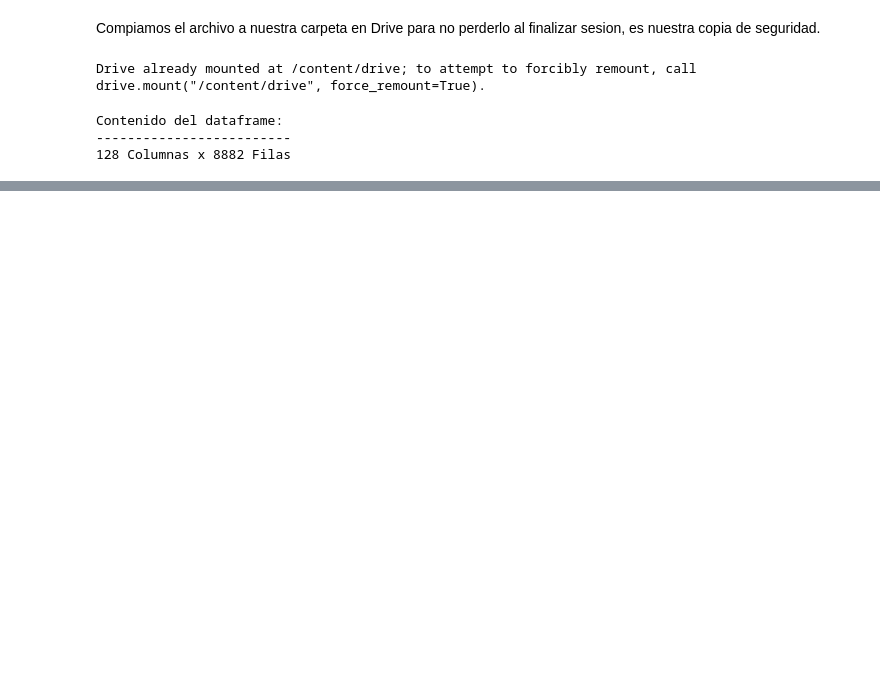
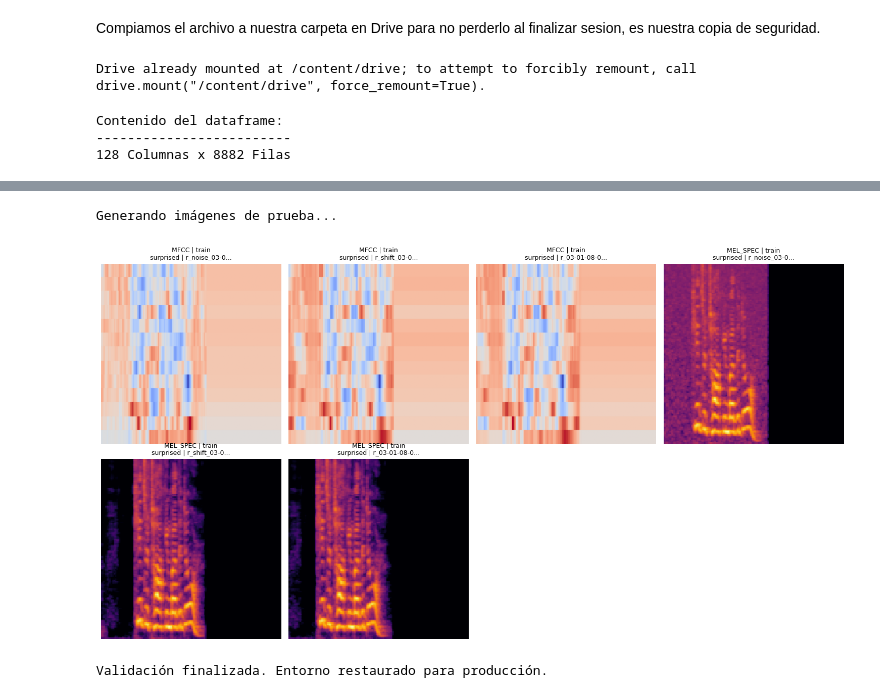
Before and after one commit to AcSsalazar/the-color-of-emotions, a Jupyter notebook: Notebooks/4.2-feature-extraction-rav_and_crema.ipynb, the cells around one changed output, grey strips where cells are left out. Drawn from its saved outputs; the diff is of its cells as text; code cells hidden in the pictures; blank space fills up the shorter version.

```diff
--- a/Notebooks/4.2-feature-extraction-rav_and_crema.ipynb
+++ b/Notebooks/4.2-feature-extraction-rav_and_crema.ipynb
@@ -77,7 +77,7 @@ PAD_MODE = "constant" # Para padding de audios cortos
 #-------------------------------------------------------------------------
 
 OUT_DIR_IMAGES = '/content/dataset_split_images'
-OUT_DIR_CSV = '/content/features_extended_pure.csv'
+OUT_DIR_CSV = '/content/features_csv_raw.csv'
 # %%
 # Copiamos a local(session) para mayor velociadad en el procesamiento
 
@@ -87,8 +102,8 @@ OUT_DIR_CSV = '/content/features_extended_pure.csv'
 # En caso de revision de codigo y evitar procesamiento pesado:
 
 # FLAGS
-GENERATE_CSV = False # Poner en False para desacativar la generacion de archivo CSV
-GENERATE_IMAGES = True # Poner en False para desacativar la generacion de Imagenes
+GENERATE_CSV = True # Poner en False para desacativar la generacion de archivo CSV
+GENERATE_IMAGES = False # Poner en False para desacativar la generacion de Imagenes
 # %% [markdown]
 ### Speaker-Independent Splitting Logic
 Antes de tocar un solo tensor de audio, analizamos la nomenclatura de los archivos para extraer la identidad del locutor y la emoción. Luego, particionamos a los actores matemáticamente.
@@ -171,7 +186,7 @@ Al no incluir el aumento de datos en el CSV de origen, hemos creado lo que en in
 
 def extract_tabular_features(y, sr):
     try:
-        mfccs = librosa.feature.mfcc(y=y, sr=sr, n_mfcc=20)
+        mfccs = librosa.feature.mfcc(y=y, sr=sr, n_mfcc=14)[1:,:]
         mel_spec = librosa.feature.melspectrogram(y=y, sr=sr, n_fft=2048)
         mel_spec_db = librosa.power_to_db(mel_spec)
         rmse = librosa.feature.rms(y=y)
@@ -220,9 +235,9 @@ if GENERATE_CSV:
           if res: all_csv_data.append(res)
 
   if all_csv_data:
-      columns = ([f'mfcc_mean_{i}' for i in range(20)] + [f'mfcc_std_{i}' for i in range(20)] +
-                [f'delta_mean_{i}' for i in range(20)] + [f'delta_std_{i}' for i in range(20)] +
-                [f'delta2_mean_{i}' for i in range(20)] + [f'delta2_std_{i}' for i in range(20)] +
+      columns = ([f'mfcc_mean_{i}' for i in range(13)] + [f'mfcc_std_{i}' for i in range(13)] +
+                [f'delta_mean_{i}' for i in range(13)] + [f'delta_std_{i}' for i in range(13)] +
+                [f'delta2_mean_{i}' for i in range(13)] + [f'delta2_std_{i}' for i in range(13)] +
                 ['rmse_mean', 'rmse_std', 'mel_mean', 'mel_std'])
 
       df = pd.DataFrame([x['features'] for x in all_csv_data], columns=columns)
@@ -383,0 +383,54 @@ Iniciando renderizado paralelo de imágenes en estructura ImageFolder para 8882
+# %%
+import matplotlib.image as mpimg
+
+# 1. Configuración del entorno temporal
+PREVIEW_DIR = '/content/preview_temp'
+os.makedirs(PREVIEW_DIR, exist_ok=True)
+ORIGINAL_OUT_DIR = OUT_DIR_IMAGES
+OUT_DIR_IMAGES = PREVIEW_DIR
+
+# 2. Selección estratégica: 1 RAVDESS (idealmente surprised) y 1 CREMA-D
+ravdess_preview = next((f for f in all_files if '03-01-08' in f), next((f for f in all_files if '03-' in f), None))
+crema_preview = next((f for f in all_files if 'c_' in get_actor_and_emotion(os.path.basename(f))[0]), None)
+preview_files = [f for f in [ravdess_preview, crema_preview] if f is not None]
+
+print("Generando imágenes de prueba...")
+for f in preview_files:
+    process_single_file_for_images(f)
+
+# 3. Visualización en Colab
+generated_pngs = [os.path.join(root, file) for root, _, files in os.walk(PREVIEW_DIR) for file in files if file.endswith('.png')]
+
+if not generated_pngs:
+    print("CRÍTICO: No se generó ninguna imagen. Revisa los logs de error.")
+else:
+    %matplotlib inline
+    cols = 4
+    rows = (len(generated_pngs) + cols - 1) // cols
+    fig, axes = plt.subplots(rows, cols, figsize=(15, 4 * rows))
+    axes = axes.flatten() if rows * cols > 1 else [axes]
+
+    for idx, png_path in enumerate(generated_pngs):
+        img = mpimg.imread(png_path)
+        axes[idx].imshow(img)
+        axes[idx].axis('off')
+
+        parts = png_path.replace(PREVIEW_DIR + '/', '').split('/')
+        if len(parts) >= 3:
+            title = f"{parts[0].upper()} | {parts[1]}\n{parts[2]} | {parts[-1][:12]}..."
+            axes[idx].set_title(title, fontsize=9)
+
+    for i in range(len(generated_pngs), len(axes)):
+        axes[i].axis('off')
+
+    plt.tight_layout()
+    plt.show()
+    matplotlib.use('Agg')
+
+# 4. Restaurar configuración de producción
+OUT_DIR_IMAGES = ORIGINAL_OUT_DIR
+print("Validación finalizada. Entorno restaurado para producción.")
+# %% [output]
+Generando imágenes de prueba...
+[figure, added]
+Validación finalizada. Entorno restaurado para producción.
```
Also changed, not shown: parts of 12 cells of this notebook.
